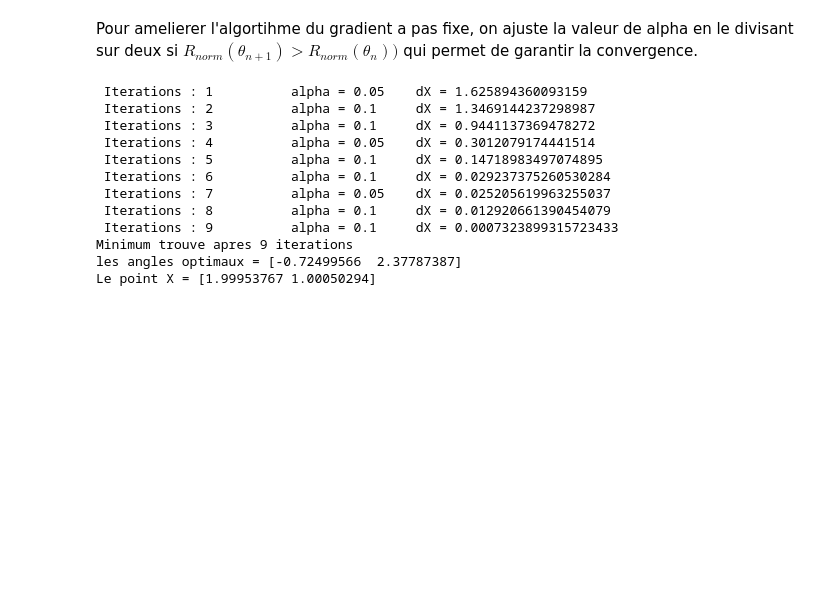
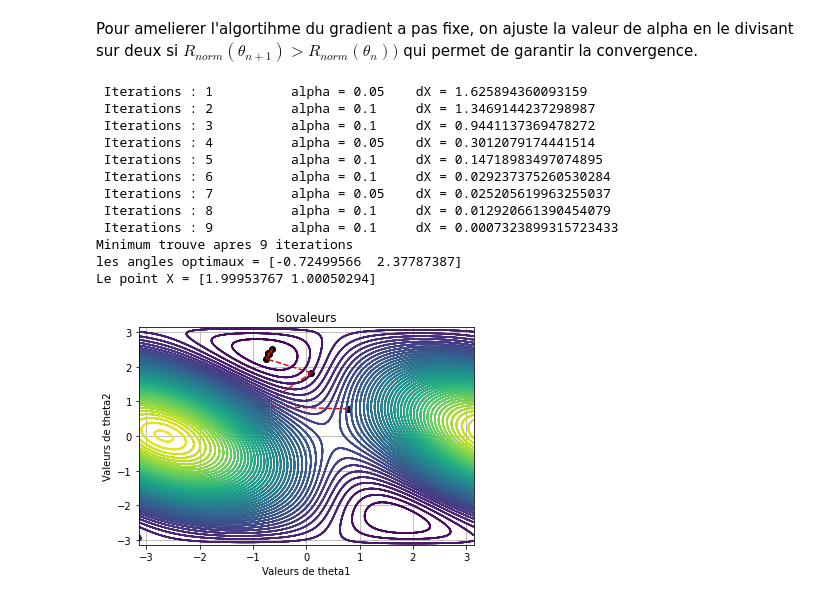
Before and after one commit to Feriel-25/Projet-optimisation, a Jupyter notebook: Rendu_optimisation.ipynb, the cells around one changed output. Drawn from its saved outputs; the diff is of its cells as text; code cells hidden in the pictures; blank space fills up the shorter version.

```diff
--- a/Rendu_optimisation.ipynb
+++ b/Rendu_optimisation.ipynb
@@ -183,22 +160,23 @@ Avec cette valeurs de alpha on constate que l'algorithme oscille autour de la so
 Pour amelierer l'algortihme du gradient a pas fixe, on ajuste la valeur de alpha en le divisant sur deux si $  R_{norm}(\theta_{n+1}) > R_{norm}(\theta_n)) $ qui permet de garantir la convergence.
 # %%
 # Configuration articulaire initialle du robot
-ConfigInit =[-np.pi/4,-np.pi/4]
+ConfigInit =[np.pi/4,np.pi/4]
 #Definition de la valeur initialle du pas de l'algorithme du griadient a pas fixe
-aplha_init = 0.1
+aplhaInit = 0.1
 # Calcule du minimum de la fonction Rnorm
-resultat , converge = GradienDecentAmeliore(ConfigInit,aplha_init,Params,10e-4,100,IsoV,Disp=True)
+resultat , converge = GradienDecentAmeliore(ConfigInit,aplhaInit,Params,10e-4,100,IsoV=True,Disp=True)
 print(f"les angles optimaux = {resultat} \nLe point X = {F(L1,L2,resultat[0],resultat[1])}")
 # %% [output]
  Iterations : 1          alpha = 0.05    dX = 1.625894360093159
  Iterations : 2          alpha = 0.1     dX = 1.3469144237298987
  Iterations : 3          alpha = 0.1     dX = 0.9441137369478272
  Iterations : 4          alpha = 0.05    dX = 0.3012079174441514
  Iterations : 5          alpha = 0.1     dX = 0.14718983497074895
  Iterations : 6          alpha = 0.1     dX = 0.029237375260530284
  Iterations : 7          alpha = 0.05    dX = 0.025205619963255037
  Iterations : 8          alpha = 0.1     dX = 0.012920661390454079
  Iterations : 9          alpha = 0.1     dX = 0.0007323899315723433
 Minimum trouve apres 9 iterations
 les angles optimaux = [-0.72499566  2.37787387]
 Le point X = [1.99953767 1.00050294]
+[figure, added]
```
Also changed, not shown: parts of 11 cells of this notebook, 1 other file.
